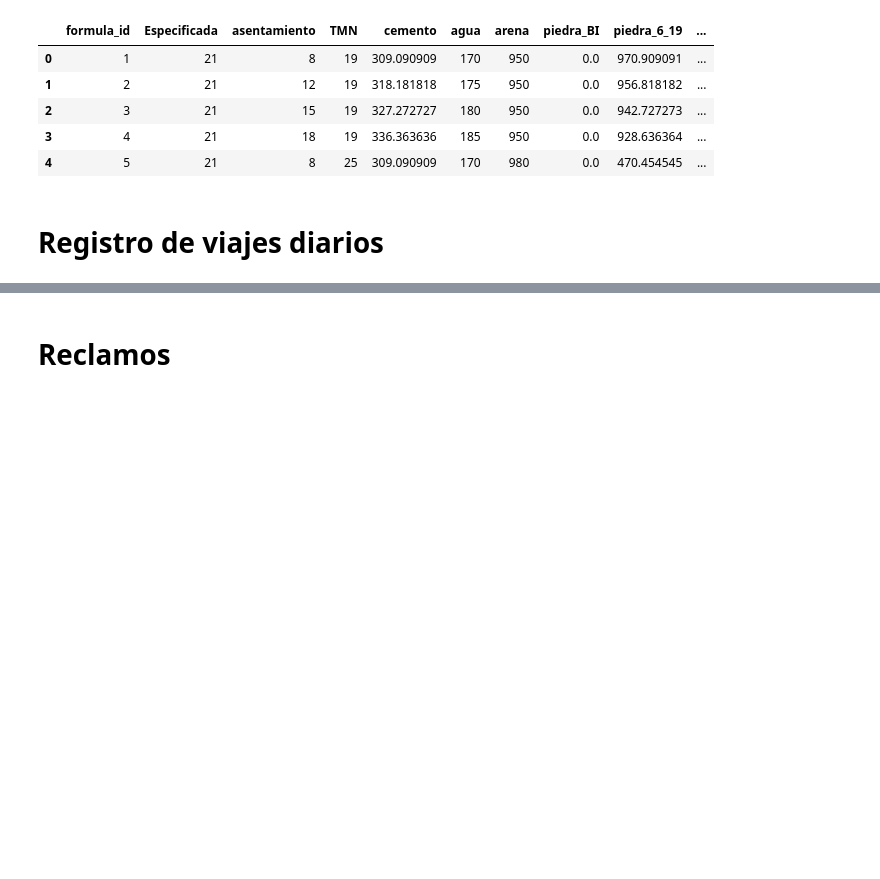
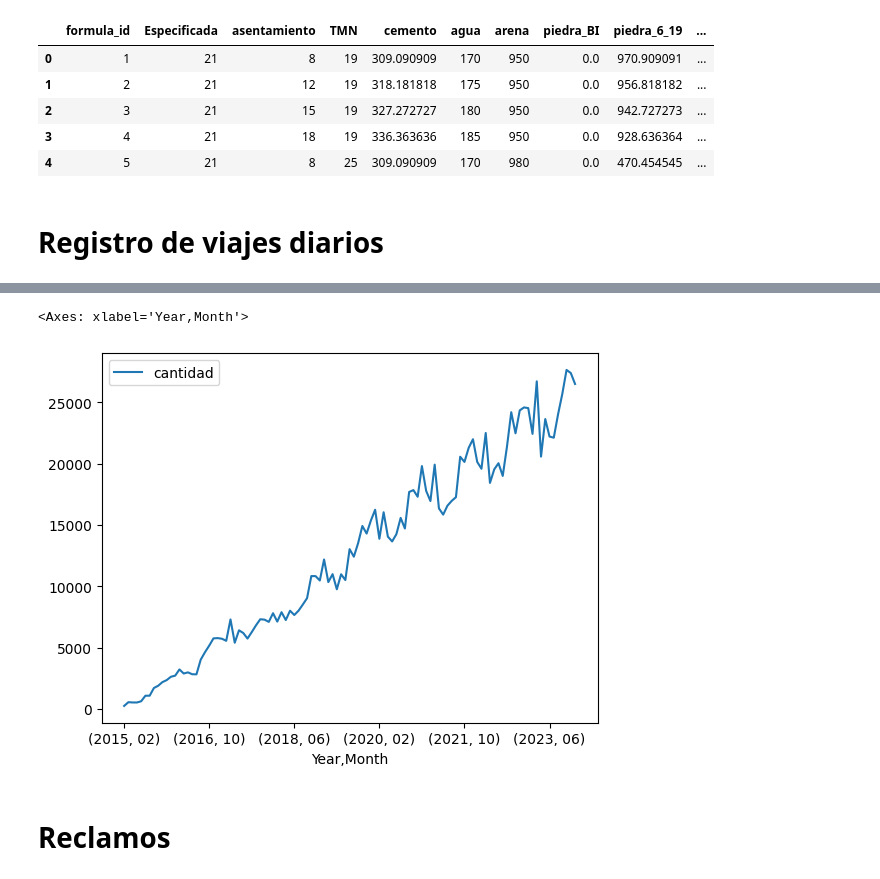
Before and after one commit to mbbau/Simulations_of_Concrete_production, a Jupyter notebook: Simulaciones_hormigonera.IPYNB, the cells around one changed output, grey strips where cells are left out. Drawn from its saved outputs; the diff is of its cells as text; code cells hidden in the pictures; blank space fills up the shorter version.

```diff
--- a/Simulaciones_hormigonera.IPYNB
+++ b/Simulaciones_hormigonera.IPYNB
@@ -163,0 +179,6 @@ df_viajes.to_csv('fact_viajes.csv')
+# %%
+df2 = df_viajes
+# %%
+df2['Year'] = df2['fecha'].dt.strftime('%Y')
+df2['Month'] = df2['fecha'].dt.strftime('%m')
+df2.head()
@@ -163,0 +192,5 @@ df_viajes.to_csv('fact_viajes.csv')
+# %%
+df2[["Year", "Month", "cantidad"]].groupby(['Year','Month']).sum('cantidad').plot()
+# %% [output]
+<Axes: xlabel='Year,Month'>
+[figure, added]
```
Also changed, not shown: parts of 11 cells of this notebook, 7 other files.
